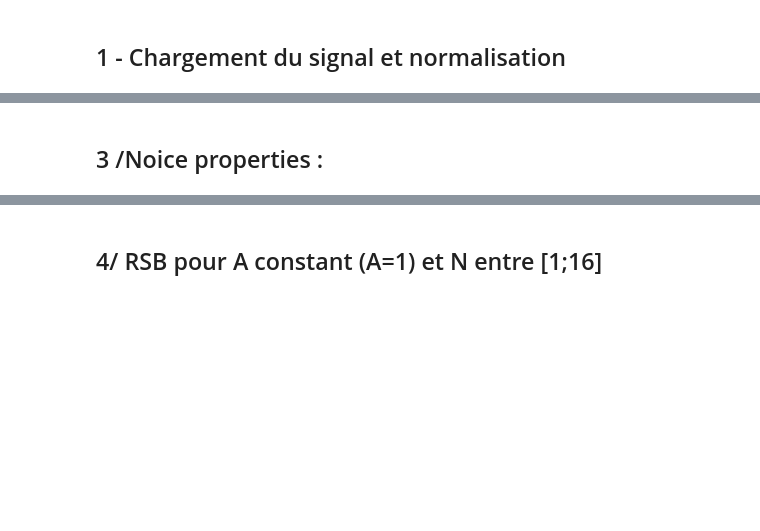
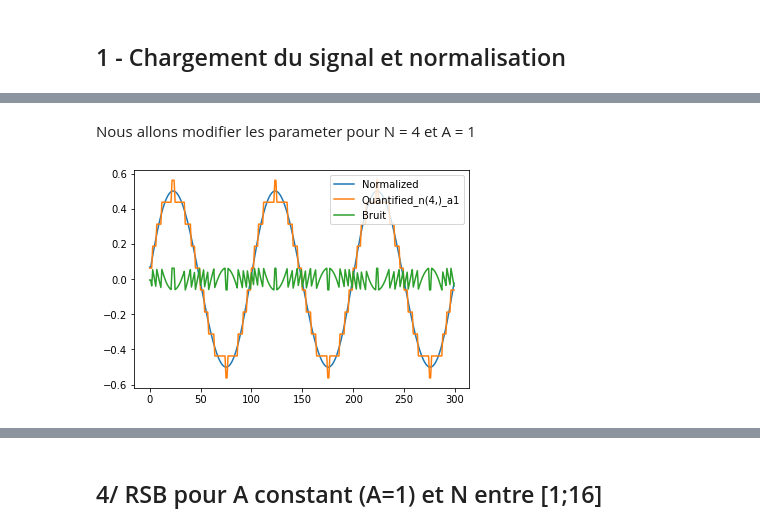
Before and after one commit to lepitinox/TP_audio, a Jupyter notebook: TP1/tp1_adrien_ducourthial.ipynb, the cells around one changed output, grey strips where cells are left out. Saved outputs shown, nothing was run; the diff lists cells and outputs as text; code cells hidden in the pictures; blank space fills up the shorter version.

```diff
--- a/TP1/tp1_adrien_ducourthial.ipynb
+++ b/TP1/tp1_adrien_ducourthial.ipynb
@@ -119,7 +71,9 @@ NameError: name 'os' is not defined
+# %% [markdown]
+Nous allons modifier les parameter pour N = 4 et A = 1
 # %%
 quantifier.quantify(n=4,a=1)
+#Quantification avec les nouveaux parametre
 quantifier.pack_in_df()
-# quantifier.plot()
-# quantifier.plot_histo()
+quantifier.plot()
+# %% [output]
+[figure, added]
-# %% [markdown]
-## 3 /Noice properties :
```
Also changed, not shown: parts of 103 cells of this notebook, 2 other files.
